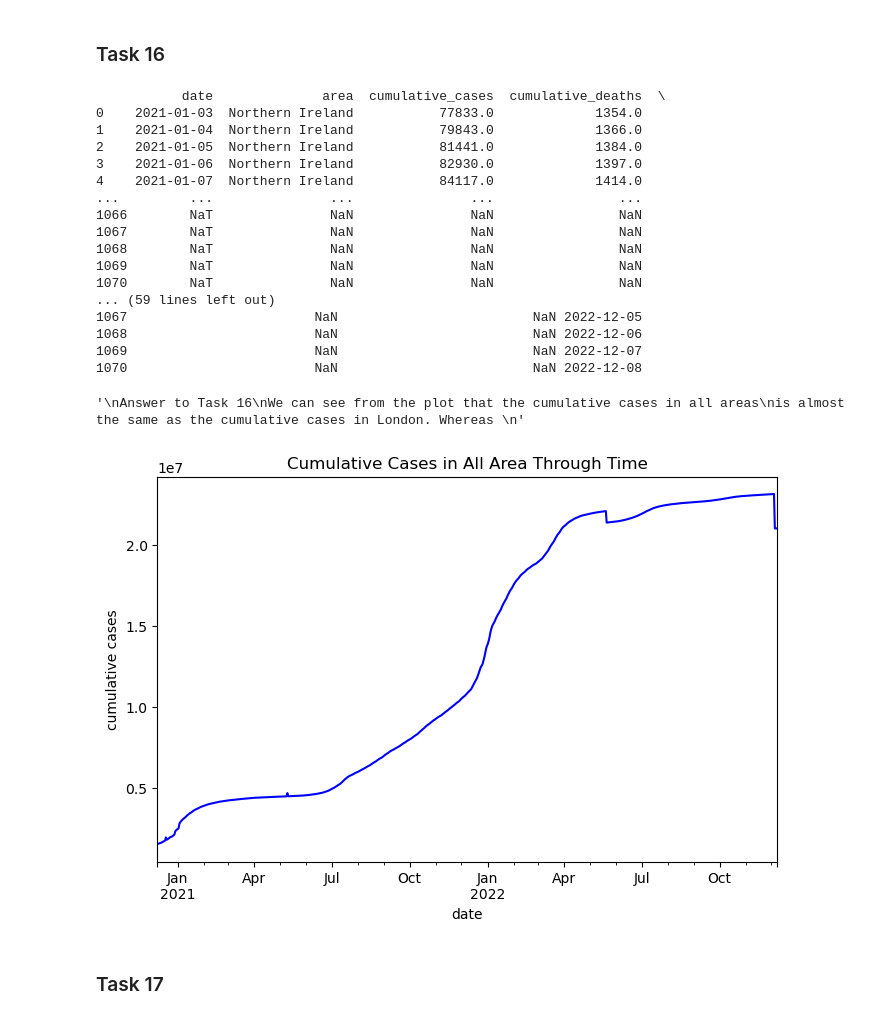
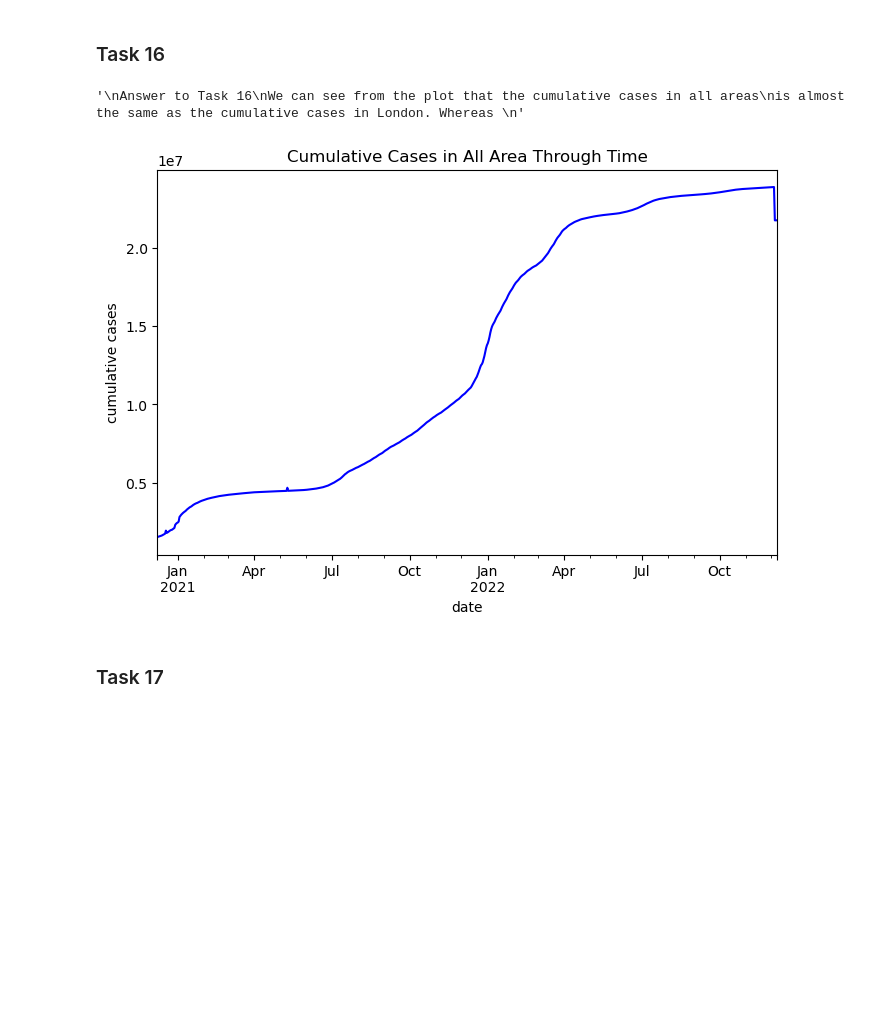
Before and after one commit to congrendai/CW2_for_computer_programing, a Jupyter notebook: CW2_A1.ipynb, the cells around one changed output. Saved outputs shown, nothing was run; the diff lists cells and outputs as text; code cells hidden in the pictures; blank space fills up the shorter version.

```diff
--- a/CW2_A1.ipynb
+++ b/CW2_A1.ipynb
@@ -228,53 +228,45 @@ is from the beginning of April to the end of the year (slightly increased).
 # %% [markdown]
 ### Task 16
 # %%
+"""
+Since the cumulative cases data in Northern Ireland missed from 2022/5/20 to 2022/12/8,
+we need to add more date to the Northern Ireland from 2022/5/20 to 2022/12/8
+"""
 # Intermediate dataframe
-# Add more date to the Northern Ireland from 2021/5/20 to 2022/12/8
+# Create a new dataframe with the data of Northern Ireland from covid_data dataframe
 Northern_Ireland = covid_data[covid_data["area"] == "Northern Ireland"]
-# Create a new dataframe with the date range from 2021/5/20 to 2022/12/8
-date_range = pd.DataFrame(pd.date_range(start="2021-05-20", end="2022-12-08"))
+
+# Create a new dataframe with the date range from 2022/5/20 to 2022/12/8
+date_range = pd.DataFrame(pd.date_range(start="2022-05-20", end="2022-12-08"))
+date_range.columns = ["date"]
+
 # Add new date to the Northern Ireland dataframe
-Northern_Ireland_with_new_date = pd.concat([Northern_Ireland, date_range], ignore_index = True)
-print(Northern_Ireland_with_new_date)
-# Fill the empty data of cumulative cases from 2021/5/20 to 2022/12/8 in Northern Ireland by 2021/5/20's value
+Northern_Ireland_with_new_date = pd.merge(Northern_Ireland, date_range, how = "outer", on = "date")
+
+# Fill the empty data
 Northern_Ireland_with_new_date["cumulative_cases"].ffill(inplace = True)
 Northern_Ireland_with_new_date["area"].ffill(inplace = True)
+
 # Drop the data of Northern Ireland from the covid_data dataframe
 covid_data_drop_Northern_Ireland = covid_data[covid_data["area"] != "Northern Ireland"]
+
 # Add back Northern Ireland with new date to the covid_data dataframe
 covid_data_with_new_Northern_Ireland_data = pd.concat([covid_data_drop_Northern_Ireland, Northern_Ireland_with_new_date])
-print(covid_data_with_new_Northern_Ireland_data.tail(10))
 
+# Transform the dataframe to plot
 cumulative_cases_summed_over_all_areas = covid_data_with_new_Northern_Ireland_data.groupby("date")["cumulative_cases"].sum()
 
 # Plot to intermediate dataframe
 cumulative_cases_summed_over_all_areas.plot(figsize = (8,5), ylabel = "cumulative cases", title = "Cumulative Cases in All Area Through Time", color = "blue")
 
 """
 Answer to Task 16
 We can see from the plot that the cumulative cases in all areas
 is almost the same as the cumulative cases in London. Whereas
 """
 # %% [output]
-           date              area  cumulative_cases  cumulative_deaths  \
-0    2021-01-03  Northern Ireland           77833.0             1354.0
-1    2021-01-04  Northern Ireland           79843.0             1366.0
-2    2021-01-05  Northern Ireland           81441.0             1384.0
-3    2021-01-06  Northern Ireland           82930.0             1397.0
-4    2021-01-07  Northern Ireland           84117.0             1414.0
-...         ...               ...               ...                ...
-1066        NaT               NaN               NaN                NaN
-1067        NaT               NaN               NaN                NaN
-1068        NaT               NaN               NaN                NaN
-1069        NaT               NaN               NaN                NaN
-1070        NaT               NaN               NaN                NaN
-... (59 lines left out)
-1067                        NaN                         NaN 2022-12-05
-1068                        NaN                         NaN 2022-12-06
-1069                        NaN                         NaN 2022-12-07
-1070                        NaN                         NaN 2022-12-08
+'\nAnswer to Task 16\nWe can see from the plot that the cumulative cases in all areas\nis almost the same as the cumulative cases in London. Whereas \n'
-'\nAnswer to Task 16\nWe can see from the plot that the cumulative cases in all areas\nis almost the same as the cumulative cases in London. Whereas \n'
-[figure, old version]
+[figure, new version]
 # %% [markdown]
 ### Task 17
 # %%
```
Also changed, not shown: parts of 2 cells of this notebook.
